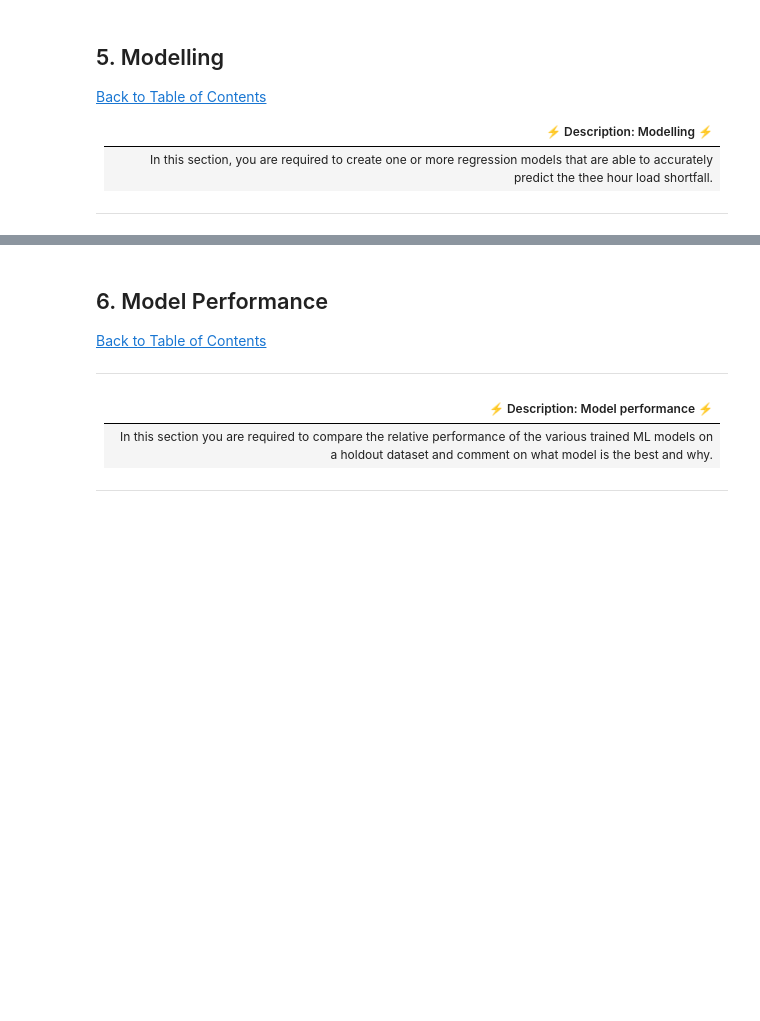
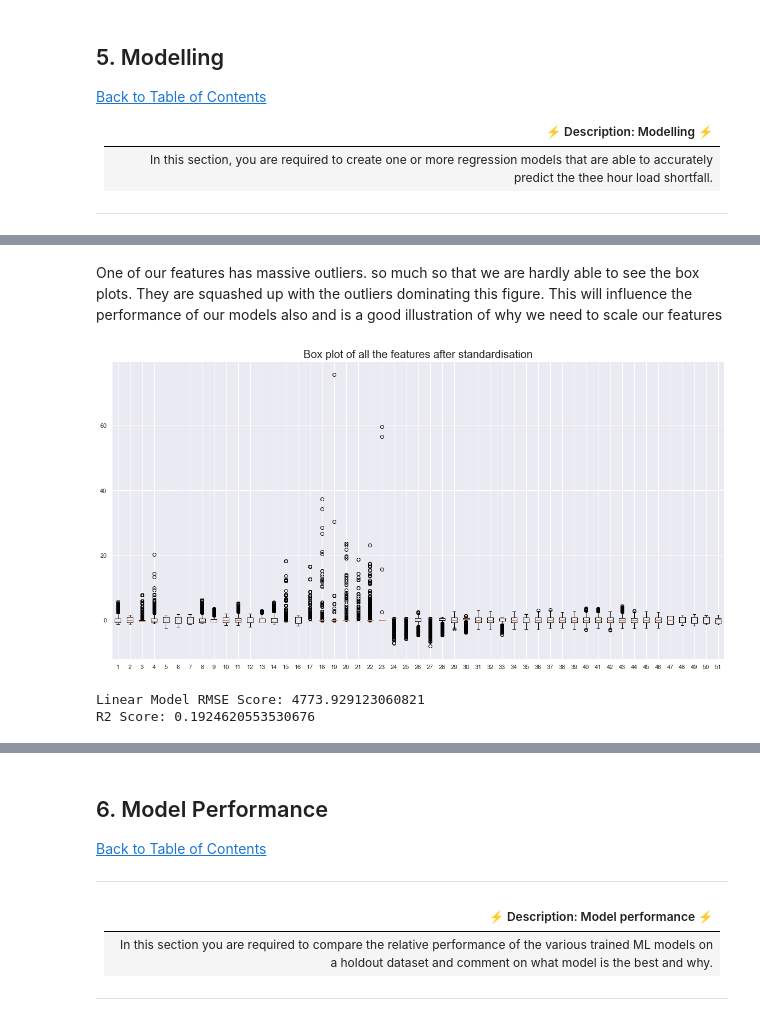
Before and after one commit to Explore-AI/load-shortfall-regression-predict-api, a Jupyter notebook: team3-notebook.ipynb, the cells around one changed output, grey strips where cells are left out. Drawn from its saved outputs; the diff is of its cells as text; code cells hidden in the pictures; blank space fills up the shorter version.

```diff
--- a/team3-notebook.ipynb
+++ b/team3-notebook.ipynb
@@ -778,2 +854,33 @@ AttributeError: 'DataFrame' object has no attribute 'dtype'
+# %% [markdown]
+One of our features has massive outliers. so much so that we are hardly able to see the box plots. They are squashed up with the outliers dominating this figure. This will influence the performance of our models also and is a good illustration of why we need to scale our features
+# %%
+# Scaling the data
+sc = StandardScaler()
+x_train = sc.fit_transform(x_train)
+x_test = sc.transform(x_test)
+# %%
+#After Standardisation
+plt.title('Box plot of all the features after standardisation',fontsize=20)
+plt.boxplot(x_train)
+plt.gcf().set_size_inches(20, 10)
+plt.show()
+# %% [output]
+[figure, added]
 # %%
-# create one or more ML models
+#linear Regression
+# we call our model lr and call up the linear modelling function from the sklearn.linear_model library
+lr = LinearRegression()
+lr.fit(x_train,y_train)
+
+# we get predicted values from this linear model and save it as preds
+preds = lr.predict(x_test)
+
+def rmse(y_test, y_predict):
+    return np.sqrt(mean_squared_error(y_test, y_predict))
+
+print('Linear Model RMSE Score:', rmse(y_test, preds))
+#from sklearn.metrics import r2_score
+print('R2 Score:',r2_score(y_test, preds))
+# %% [output]
+Linear Model RMSE Score: 4773.929123060821
+R2 Score: 0.1924620553530676
```
Also changed, not shown: parts of 32 cells of this notebook.
